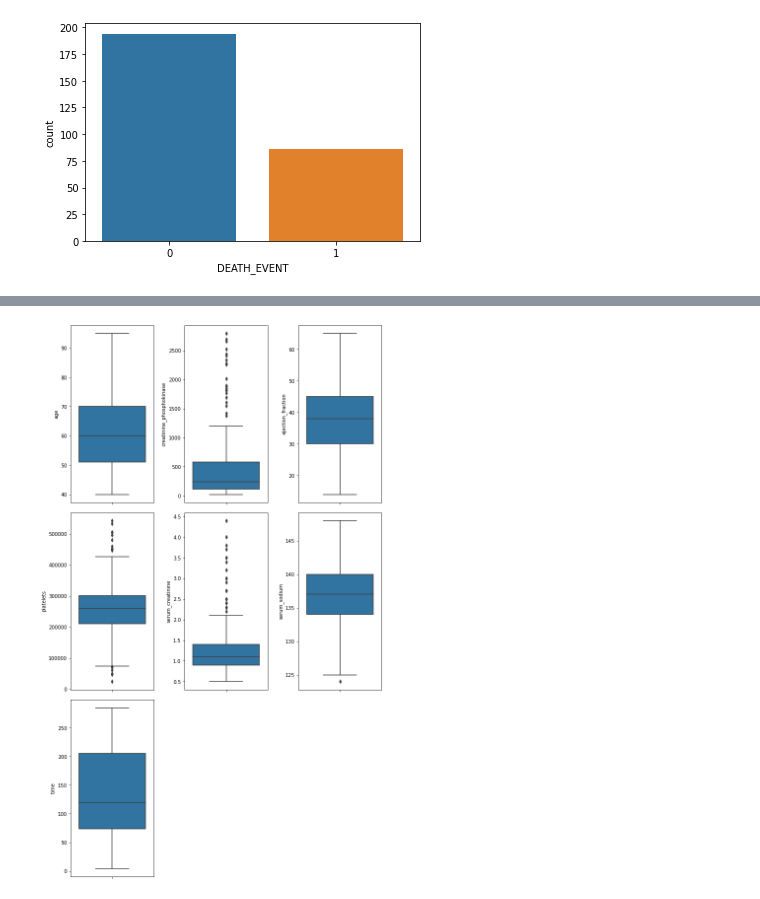
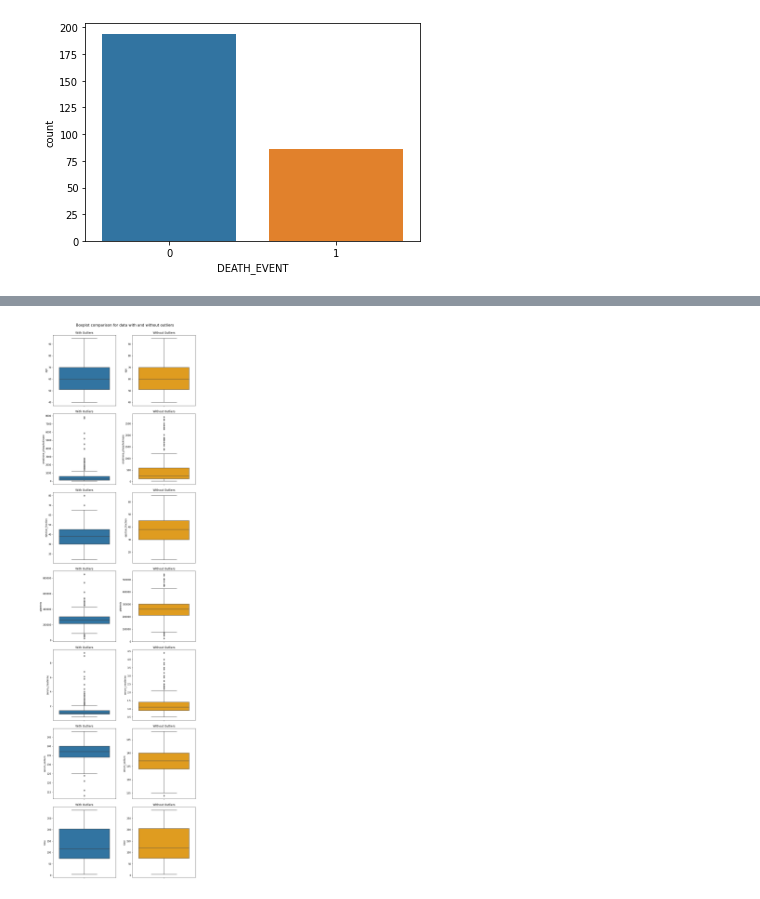
Before and after one commit to gabrielblins/heart-failure-LAIS, a Jupyter notebook: heart-failure-ML.ipynb, the cells around one changed output, grey strips where cells are left out. Drawn from its saved outputs; the diff is of its cells as text; code cells hidden in the pictures.

Commit message:
visualization update and outlier removal

```diff
--- a/heart-failure-ML.ipynb
+++ b/heart-failure-ML.ipynb
@@ -172,7 +172,7 @@ def remove_outliers(df, continuous_features=None, outliers_index=False):
         return df_no_outlier
 # %%
 columns_continuous = ['age','creatinine_phosphokinase','ejection_fraction','platelets','serum_creatinine','serum_sodium','time']
-heart_df_no_outliers, outliers_ind = remove_outliers(heart_df, columns_continuous, outliers_index=True)
+heart_df_no_outlier, outliers_ind = remove_outliers(heart_df, columns_continuous, outliers_index=True)
 # %% [output]
 (299, 13)
 (280, 13)
@@ -214,10 +214,3 @@ Não morreram: 69.29% dos casos
 Morreram: 30.71% dos casos
 Proporção: 2.26
 [figure]
-# %%
-plt.figure(figsize=(10,16))#, dpi=300)
-for i, column in enumerate(columns_continuous):
-    plt.subplot(3,3,i+1)
-    sns.boxplot(data=heart_df, y = column)
-plt.tight_layout(pad = 1.5)
-plt.show()
@@ -226,9 +217,20 @@ plt.show()
-# %%
-plt.figure(figsize=(10,16))#, dpi=300)
-for i, column in enumerate(columns_continuous):
-    plt.subplot(3,3,i+1)
-    sns.boxplot(data=heart_df_no_outlier, y = column)
-plt.tight_layout(pad = 1.5)
-plt.show()
-# %% [output]
-[figure, removed]
+# %%
+fig = plt.figure(figsize=(10,35))
+fig.suptitle('Boxplot comparison for data with and without outliers', fontsize=16, x = 0.545)#, dpi=300)
+count = 1
+for column in columns_continuous:
+    #plt.subplot(7,2,count)
+    ax = fig.add_subplot(7,2,count)
+    ax.set_title('With Outliers')
+    sns.boxplot(data=heart_df, y = column, ax = ax)
+    count+=1
+    #plt.subplot(7,2,count)
+    ax = fig.add_subplot(7,2,count)
+    ax.set_title('Without Outliers')
+    sns.boxplot(data=heart_df_no_outlier, y = column, color='orange', ax = ax)
+    count+=1
+fig.tight_layout(pad = 1.5)
+fig.subplots_adjust(top=.96)
+plt.show()
+# %% [output]
+[figure, added]
```
Also changed, not shown: parts of 2 cells of this notebook.
